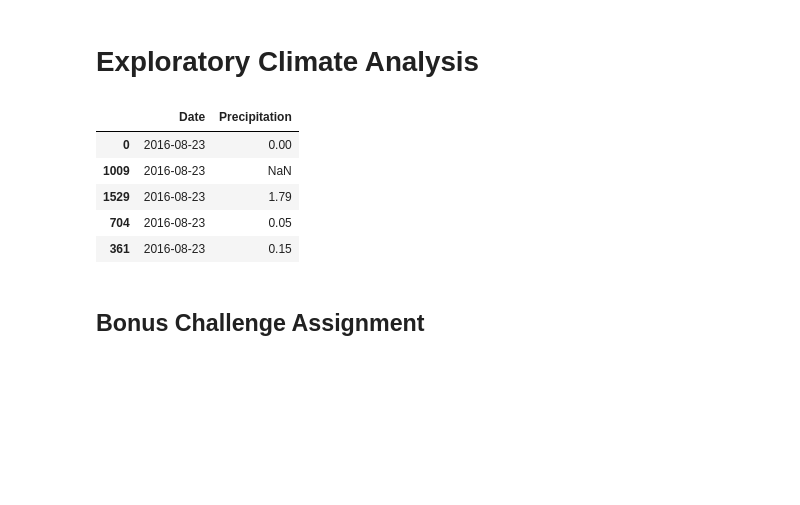
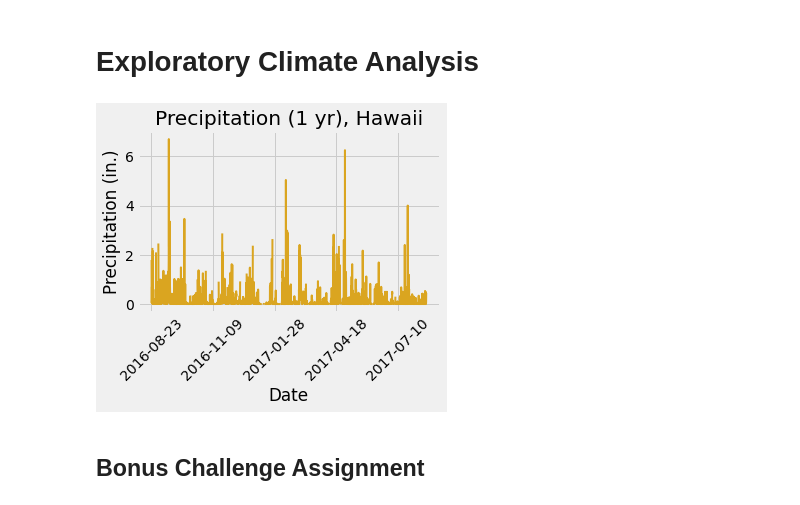
Before and after one commit to ptsaitta/sqlalchemy-challenge, a Jupyter notebook: climate_starter.ipynb, the cells around one changed output. Drawn from its saved outputs; the diff is of its cells as text; code cells hidden in the pictures; blank space fills up the shorter version.

Commit message:
created pandas climate plot

```diff
--- a/climate_starter.ipynb
+++ b/climate_starter.ipynb
@@ -42,33 +42,33 @@ session = Session(engine)
 # %%
 # Design a query to retrieve the last 12 months of precipitation data and plot the results
 
 # Calculate the date 1 year ago from the last data point in the database
 #Last data point in the database is 8/23/2017
 
 prior_year = dt.date(2017, 8, 23) - dt.timedelta(days=365)
 
 # Perform a query to retrieve the data and precipitation scores
 
 search = session.query(measurement.date, measurement.prcp)
 results_prior_year = search.filter(measurement.date >= prior_year)
 
 # Save the query results as a Pandas DataFrame and set the index to the date column
 
 precipitation_df = pd.DataFrame(results_prior_year, columns = ["Date", "Precipitation"])
 
 # Sort the dataframe by date
 
 precipitation_df = precipitation_df.sort_values(["Date"])
 
 # Use Pandas Plotting with Matplotlib to plot the data
-precipitation_df.head()
+#precipitation_df.head()
+
+precipitation_df.plot("Date", "Precipitation", color="goldenrod", linewidth=2, rot=45, \
+                      title="Precipitation (1 yr), Hawaii", legend=False).set_ylabel("Precipitation (in.)")
+plt.xlabel = "Date"
+plt.subplots_adjust(bottom=.25, left=.25)
 # %% [output]
-|  | Date | Precipitation |
-| 0 | 2016-08-23 | 0.00 |
-| 1009 | 2016-08-23 | NaN |
-| 1529 | 2016-08-23 | 1.79 |
-| 704 | 2016-08-23 | 0.05 |
-| 361 | 2016-08-23 | 0.15 |
+[figure, added]
 # %%
 # Use Pandas to calcualte the summary statistics for the precipitation data
 # %%
```
